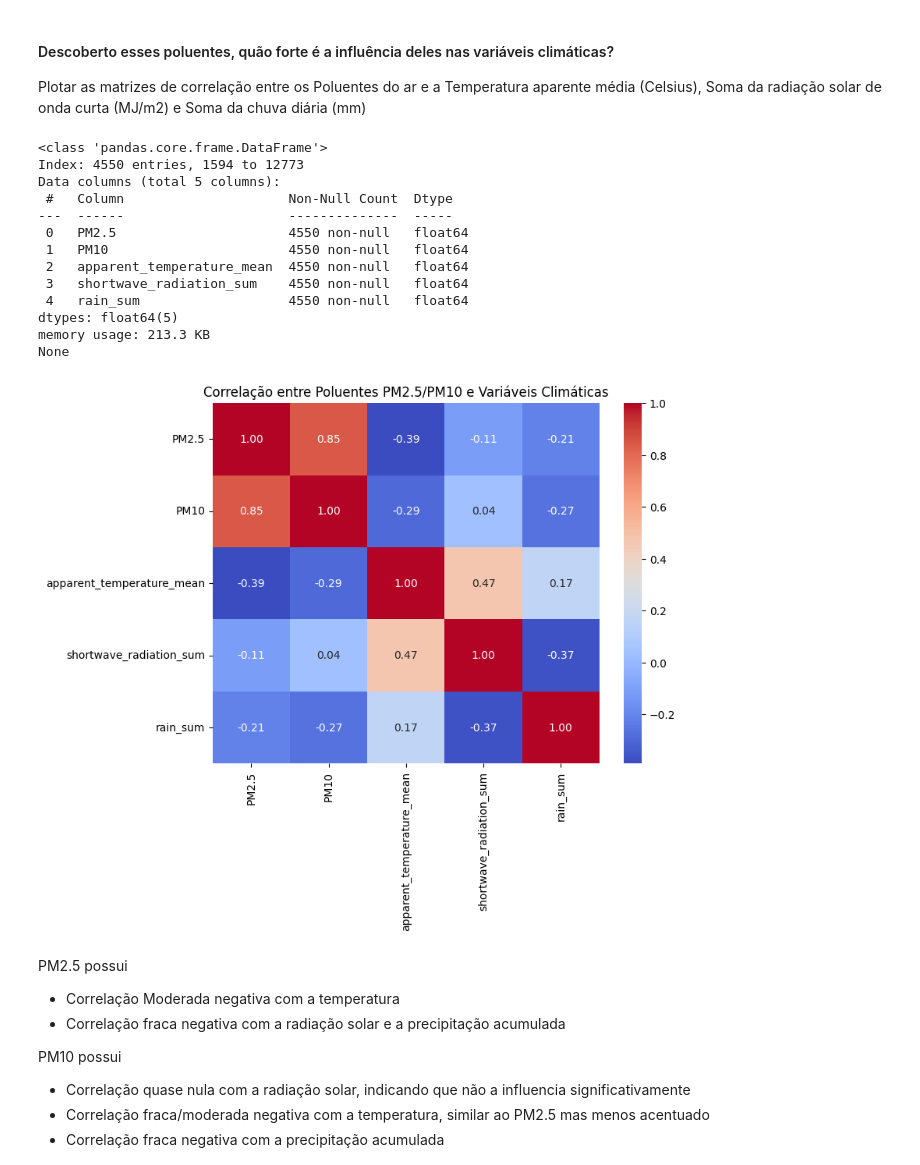
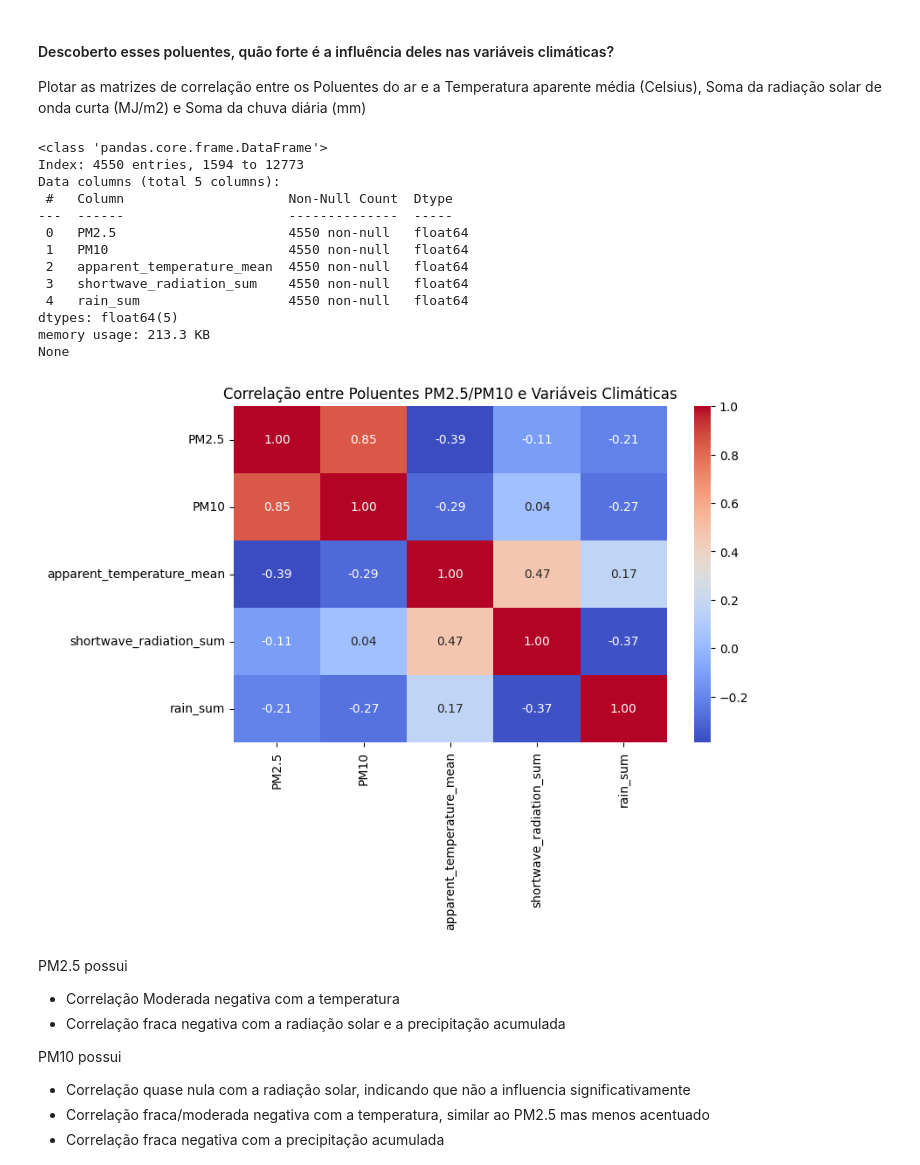
Before and after one commit to raphaelramosds/dca3501-project, a Jupyter notebook: assignments/Trabalho 1 - Parte II - Projeto de Analise de Dados.ipynb, the cells around one changed output. Drawn from its saved outputs; the diff is of its cells as text; code cells hidden in the pictures.

```diff
--- a/assignments/Trabalho 1 - Parte II - Projeto de Analise de Dados.ipynb
+++ b/assignments/Trabalho 1 - Parte II - Projeto de Analise de Dados.ipynb
@@ -308,35 +306,35 @@ Plotar as matrizes de correlação entre os Poluentes do ar e a Temperatura apar
 # %%
 # Selecionar colunas relevantes
 weather_parameters_cols = ['apparent_temperature_mean', 'shortwave_radiation_sum', 'rain_sum']
 df_weather_airquality_numeric = df[['PM2.5', 'PM10', *weather_parameters_cols]].copy()
 
 # Remover linhas com valores nulos
 df_weather_airquality_numeric.dropna(inplace=True)
 print(df_weather_airquality_numeric.info())
 
 # Calcular a matriz de correlação
 correlation_matrix = df_weather_airquality_numeric.corr(method='pearson')
 
 # Plotar o heatmap
-plt.figure(figsize=(8, 6))
+plt.figure(figsize=(8, 5))
 sns.heatmap(correlation_matrix, annot=True, cmap='coolwarm', fmt=".2f")
 plt.title("Correlação entre Poluentes PM2.5/PM10 e Variáveis Climáticas")
 plt.show()
 # %% [output]
 <class 'pandas.core.frame.DataFrame'>
 Index: 4550 entries, 1594 to 12773
 Data columns (total 5 columns):
  #   Column                     Non-Null Count  Dtype
 ---  ------                     --------------  -----
  0   PM2.5                      4550 non-null   float64
  1   PM10                       4550 non-null   float64
  2   apparent_temperature_mean  4550 non-null   float64
  3   shortwave_radiation_sum    4550 non-null   float64
  4   rain_sum                   4550 non-null   float64
 dtypes: float64(5)
 memory usage: 213.3 KB
 None
-[figure, old version]
+[figure, new version]
 # %% [markdown]
 PM2.5 possui
 - Correlação Moderada negativa com a temperatura
```
Also changed, not shown: parts of 4 cells of this notebook.
